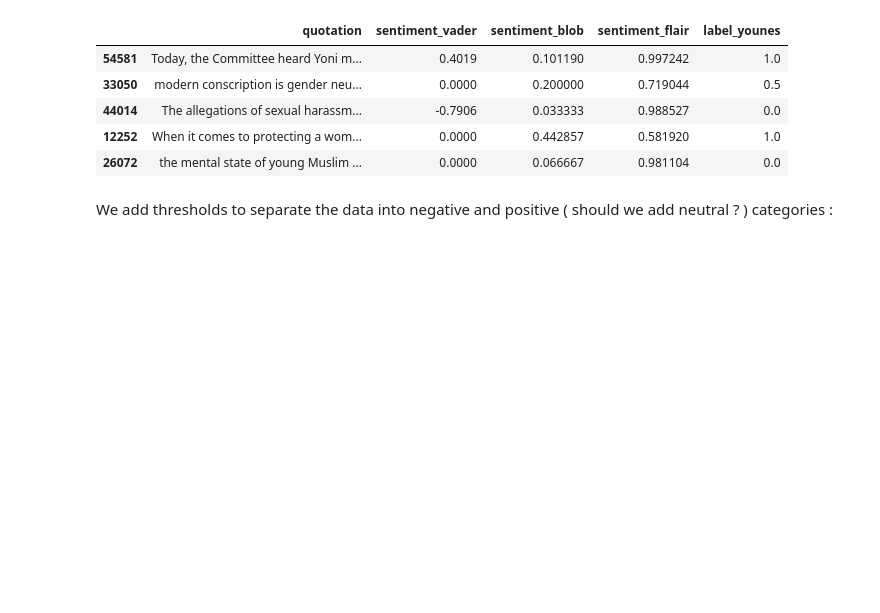
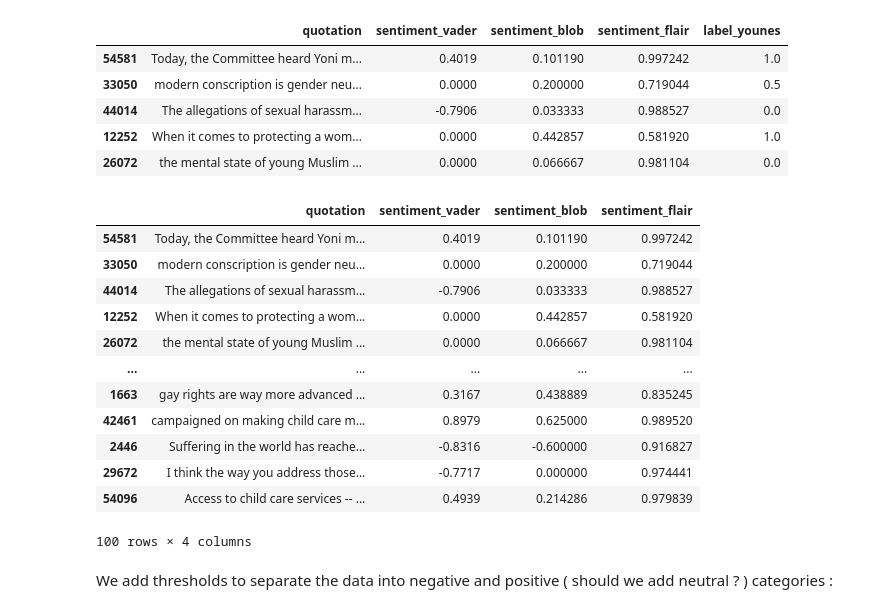
Before and after one commit to epfl-ada/ada-2021-project-concatsanddogs, a Jupyter notebook: Milestone_3_RQ4_sentiment_analysis.ipynb, the cells around one changed output. Saved outputs shown, nothing was run; the diff lists cells and outputs as text; code cells hidden in the pictures; blank space fills up the shorter version.

Commit message:
when updates

```diff
--- a/Milestone_3_RQ4_sentiment_analysis.ipynb
+++ b/Milestone_3_RQ4_sentiment_analysis.ipynb
@@ -723,6 +724,22 @@ df_sample_labeled[['quotation','sentiment_vader','sentiment_blob','sentiment_fla
 # %%
 # save labeled samples dataframe
  # df_sample_labeled.to_pickle(PATH_GENERATED_DATA+'df_sample_labeled.pkl', compression='infer', protocol=5, storage_options=None)
+# %%
+df_sample_labeled[['quotation','sentiment_vader','sentiment_blob','sentiment_flair']]
+# %% [output]
+|  | quotation | sentiment_vader | sentiment_blob | sentiment_flair |
+| 54581 | Today, the Committee heard Yoni m... | 0.4019 | 0.101190 | 0.997242 |
+| 33050 | modern conscription is gender neu... | 0.0000 | 0.200000 | 0.719044 |
+| 44014 | The allegations of sexual harassm... | -0.7906 | 0.033333 | 0.988527 |
+| 12252 | When it comes to protecting a wom... | 0.0000 | 0.442857 | 0.581920 |
+| 26072 | the mental state of young Muslim ... | 0.0000 | 0.066667 | 0.981104 |
+| ... | ... | ... | ... | ... |
+| 1663 | gay rights are way more advanced ... | 0.3167 | 0.438889 | 0.835245 |
+| 42461 | campaigned on making child care m... | 0.8979 | 0.625000 | 0.989520 |
+| 2446 | Suffering in the world has reache... | -0.8316 | -0.600000 | 0.916827 |
+| 29672 | I think the way you address those... | -0.7717 | 0.000000 | 0.974441 |
+| 54096 | Access to child care services -- ... | 0.4939 | 0.214286 | 0.979839 |
+100 rows × 4 columns
 # %% [markdown]
 We add thresholds to separate the data into negative and positive ( should we add neutral ? ) categories :
 # %%
```
Also changed, not shown: parts of 1 cell of this notebook, 4 other files.
